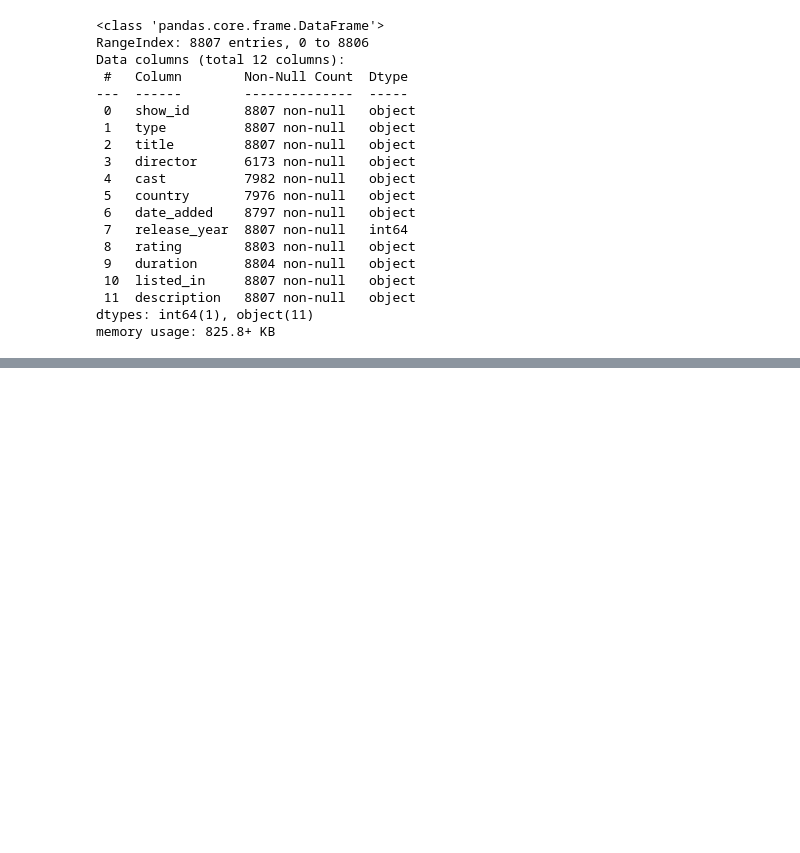
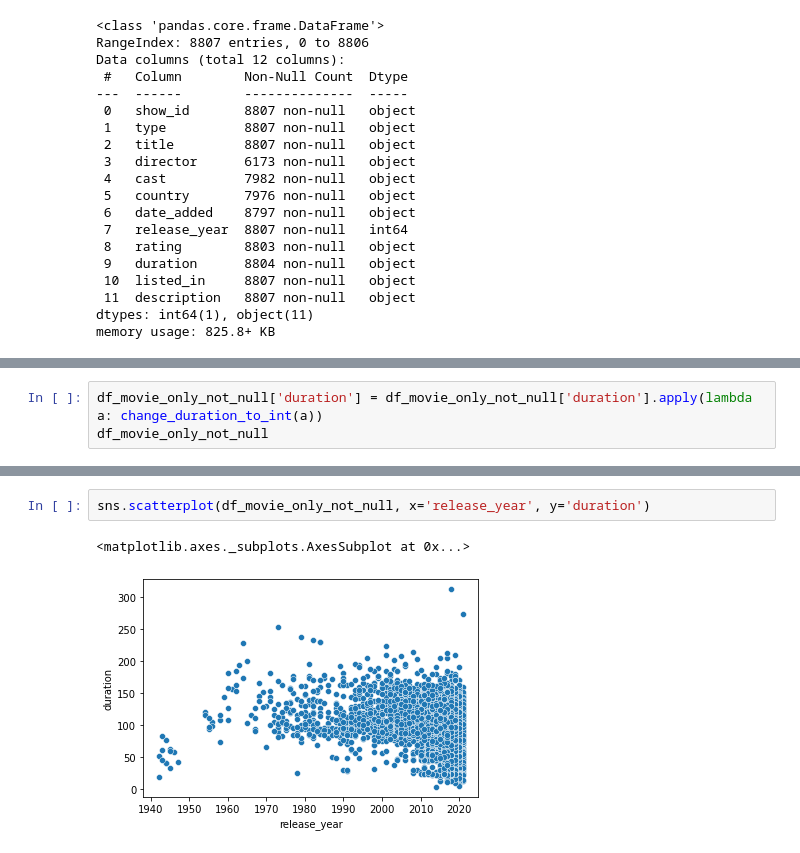
Before and after one commit to bartlomiejnowak94/Python-playground, a Jupyter notebook: Netflix Movies and TV Shows database/Netflix-Movies-and-TV-Shows-database.ipynb, the cells around one changed output, grey strips where cells are left out. Drawn from its saved outputs; the diff is of its cells as text; blank space fills up the shorter version.

```diff
--- a/Netflix Movies and TV Shows database/Netflix-Movies-and-TV-Shows-database.ipynb
+++ b/Netflix Movies and TV Shows database/Netflix-Movies-and-TV-Shows-database.ipynb
@@ -52,0 +118,3 @@ sns.heatmap(df.isnull(), cbar = False)
+# %%
+df_movie_only_not_null['duration'] = df_movie_only_not_null['duration'].apply(lambda a: change_duration_to_int(a))
+df_movie_only_not_null
@@ -52,0 +152,5 @@ sns.heatmap(df.isnull(), cbar = False)
+# %%
+sns.scatterplot(df_movie_only_not_null, x='release_year', y='duration')
+# %% [output]
+<matplotlib.axes._subplots.AxesSubplot at 0x...>
+[figure, added]
```
Also changed, not shown: parts of 15 cells of this notebook.
